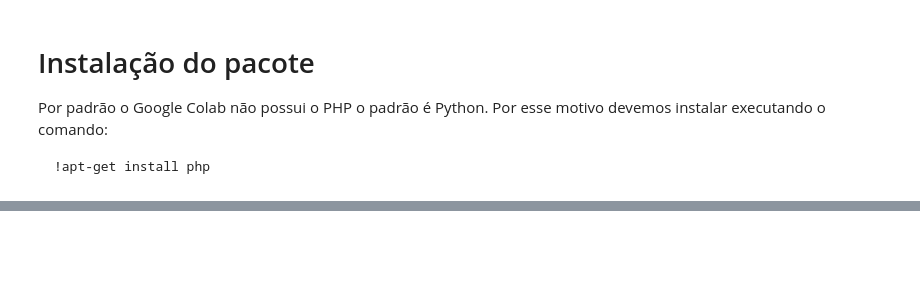
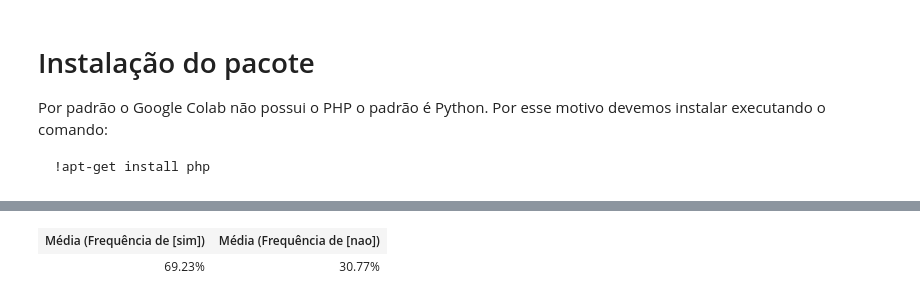
Before and after one commit to michaeldouglas/locaweb-community-summit, a Jupyter notebook: codigos/PHPML.ipynb, the cells around one changed output, grey strips where cells are left out. Cells and saved outputs as stored; diff of their text form; code cells hidden in the pictures; blank space fills up the shorter version.

```diff
--- a/codigos/PHPML.ipynb
+++ b/codigos/PHPML.ipynb
@@ -30,0 +141,5 @@ Processing triggers for libapache2-mod-php8.1 (8.1.2-1ubuntu2.14) ...
+# %%
+show_result('MediaParticipantes.php')
+# %% [output]
+| Média (Frequência de [sim]) | Média (Frequência de [nao]) |
+| 69.23% | 30.77% |
```
Also changed, not shown: parts of 28 cells of this notebook.
